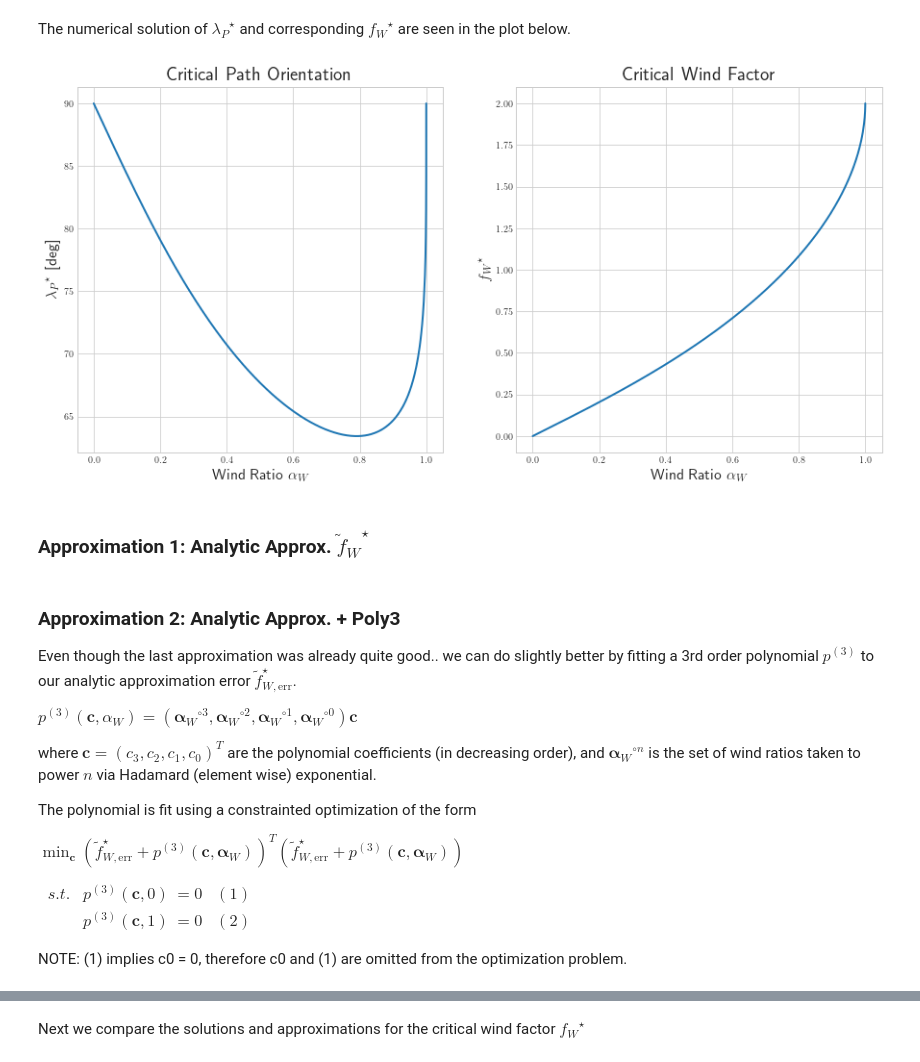
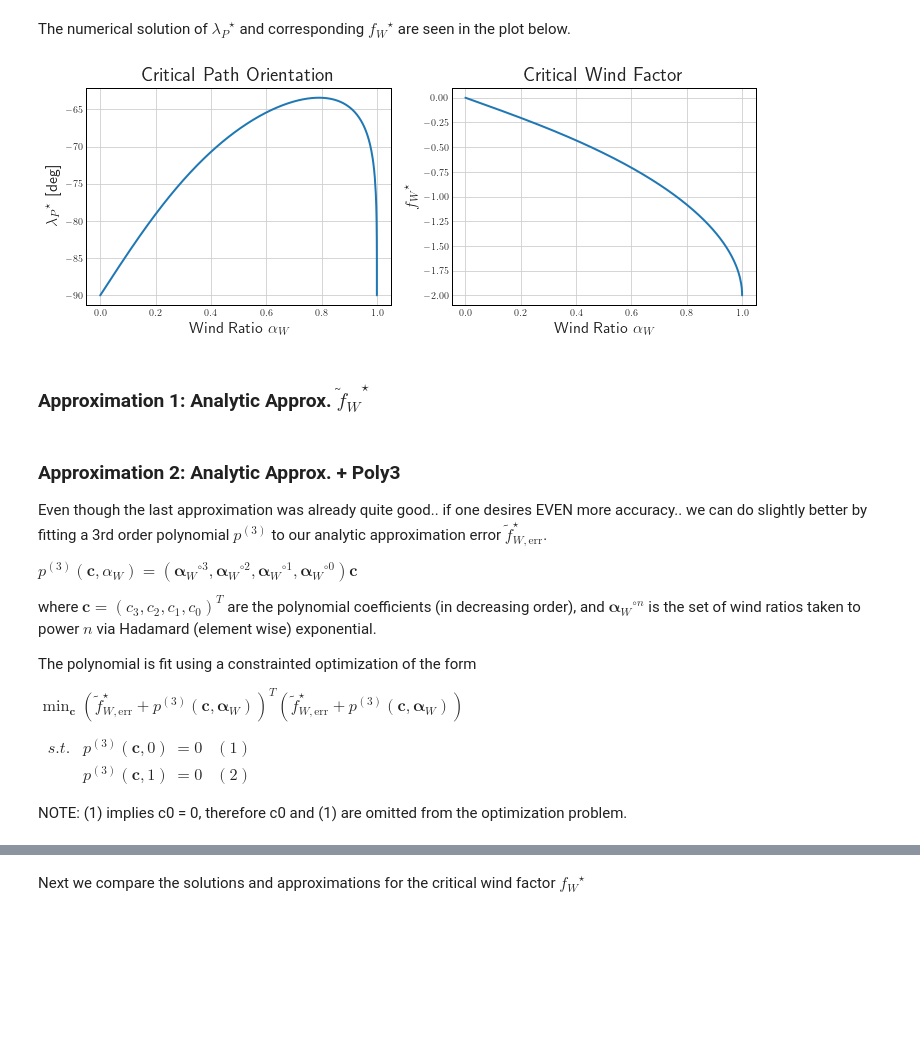
Before and after one commit to tstastny/windy_guidance_stability_analysis, a Jupyter notebook: Stability and Performance of Wind-Aware Path Following Guidance for Small Fixed-Wing Aircraft.ipynb, the cells around one changed output, grey strips where cells are left out. Cells and saved outputs as stored; diff of their text form; code cells hidden in the pictures; blank space fills up the shorter version.

```diff
--- a/Stability and Performance of Wind-Aware Path Following Guidance for Small Fixed-Wing Aircraft.ipynb
+++ b/Stability and Performance of Wind-Aware Path Following Guidance for Small Fixed-Wing Aircraft.ipynb
@@ -104,7 +104,7 @@ verbose_sol_output = False  # enable to display each solution status and value
 
 a_solution_failed = False
 for i in range(len_data):
-    sol = optimize.root(eval_df, np.pi/2*0.99, args=(wind_ratio_data[i],))
+    sol = optimize.root(eval_df, -np.pi/2*0.99, args=(wind_ratio_data[i],))
     path_ori_crit_num_sol[i] = sol.x
     if verbose_sol_output:
         print(f'{wind_ratio_data[i]:.2f}' + ':' + str(sol.success) + '; sol = ' + str(sol.x))
@@ -115,7 +115,7 @@ if a_solution_failed:
     print('ERROR: One ore more numerical solutions failed, enable verbose_sol_output and re-run cell.')
 
 # df(a=0) = 0, define a crit orientation at 0 which follows the trend of the other solutions
-path_ori_crit_num_sol[0] = np.pi/2
+path_ori_crit_num_sol[0] = -np.pi/2
 # %% [markdown]
 ### Numerical Solution ${f_W}^\star$
 # %%
@@ -125,25 +125,25 @@ for i in range(len_data):
 The numerical solution of ${\lambda_P}^\star$ and corresponding ${f_W}^\star$ are seen in the plot below.
 # %%
 # plot numerical solution of critical path orientation and corresponding critical wind factor
-fig = plt.figure(figsize=(15, 7))
+fig = plt.figure(figsize=(12, 4))
 spec = gridspec.GridSpec(ncols=2, nrows=1, figure=fig)
 
 ax1 = fig.add_subplot(spec[:, 0])
 ax2 = fig.add_subplot(spec[:, 1])
 
 ax1.plot(wind_ratio_data, np.rad2deg(path_ori_crit_num_sol), linewidth=plot_lw, color='tab:blue')
 ax1.set_ylabel(r'${\lambda_P}^\star$ [deg]')
 ax1.set_title(r'Critical Path Orientation')
 ax1.set_xlabel(r'Wind Ratio $\alpha_W$')
 
 ax2.plot(wind_ratio_data, f_crit_num_sol, linewidth=plot_lw, color='tab:blue', label=r'Numerical Solution')
 ax2.set_xlabel(r'Wind Ratio $\alpha_W$')
 ax2.set_ylabel(r'${f_W}^\star$')
 ax2.set_title(r'Critical Wind Factor')
 
 plt.show()
 # %% [output]
-[figure, old version]
+[figure, new version]
 # %% [markdown]
 ### Approximation 1: Analytic Approx. ${\tilde{f}_W}^\star$
 # %%
@@ -153,7 +153,7 @@ for i in range(len_data):
 f_crit_analytic_approx_err = f_crit_analytic_approx - f_crit_num_sol
 # %% [markdown]
 ### Approximation 2: Analytic Approx. + Poly3
-Even though the last approximation was already quite good.. we can do slightly better by fitting a 3rd order polynomial $p^{(3)}$ to our analytic approximation error $\tilde{f}_{W,\text{err}}^\star$.
+Even though the last approximation was already quite good.. if one desires EVEN more accuracy.. we can do slightly better by fitting a 3rd order polynomial $p^{(3)}$ to our analytic approximation error $\tilde{f}_{W,\text{err}}^\star$.
 
 $p^{(3)}\left(\mathbf{c}, \alpha_W\right) = \left({\boldsymbol{\alpha}_W}^{\circ 3}, {\boldsymbol{\alpha}_W}^{\circ 2}, {\boldsymbol{\alpha}_W}^{\circ 1}, {\boldsymbol{\alpha}_W}^{\circ 0}\right) \mathbf{c}$
 
```
Also changed, not shown: parts of 5 cells of this notebook, 1 other file.
